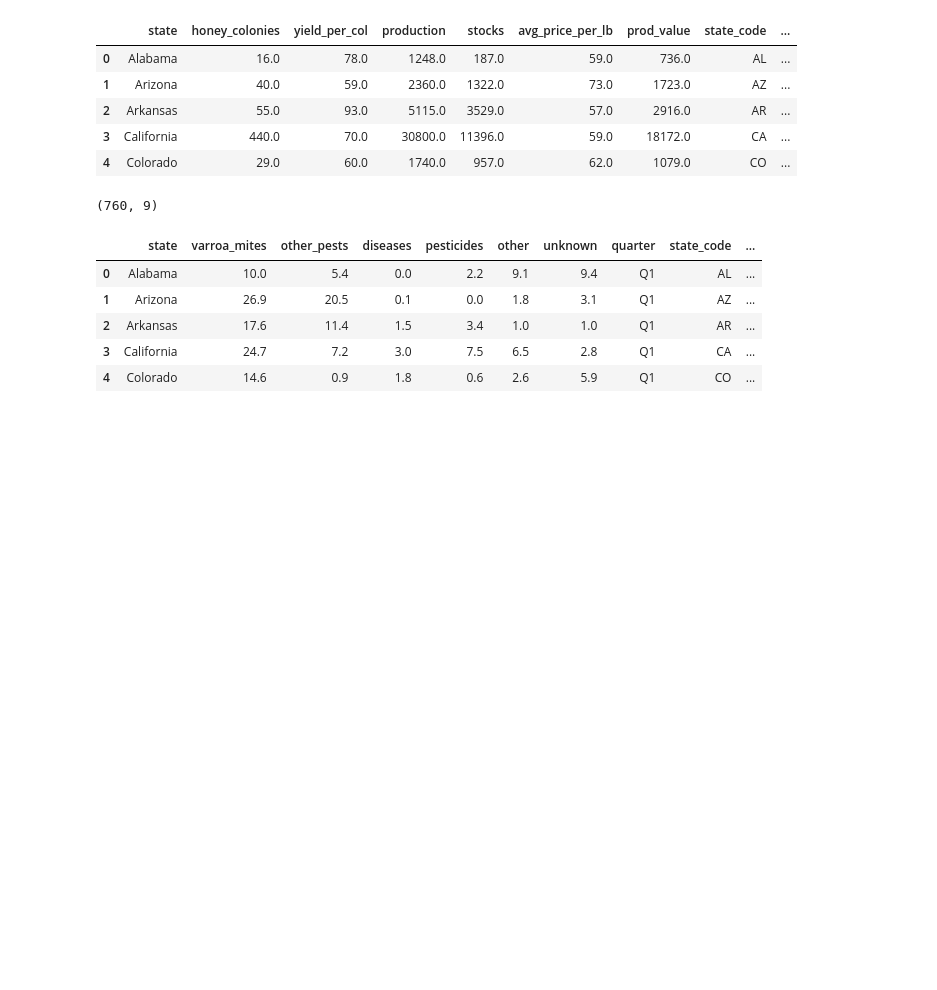
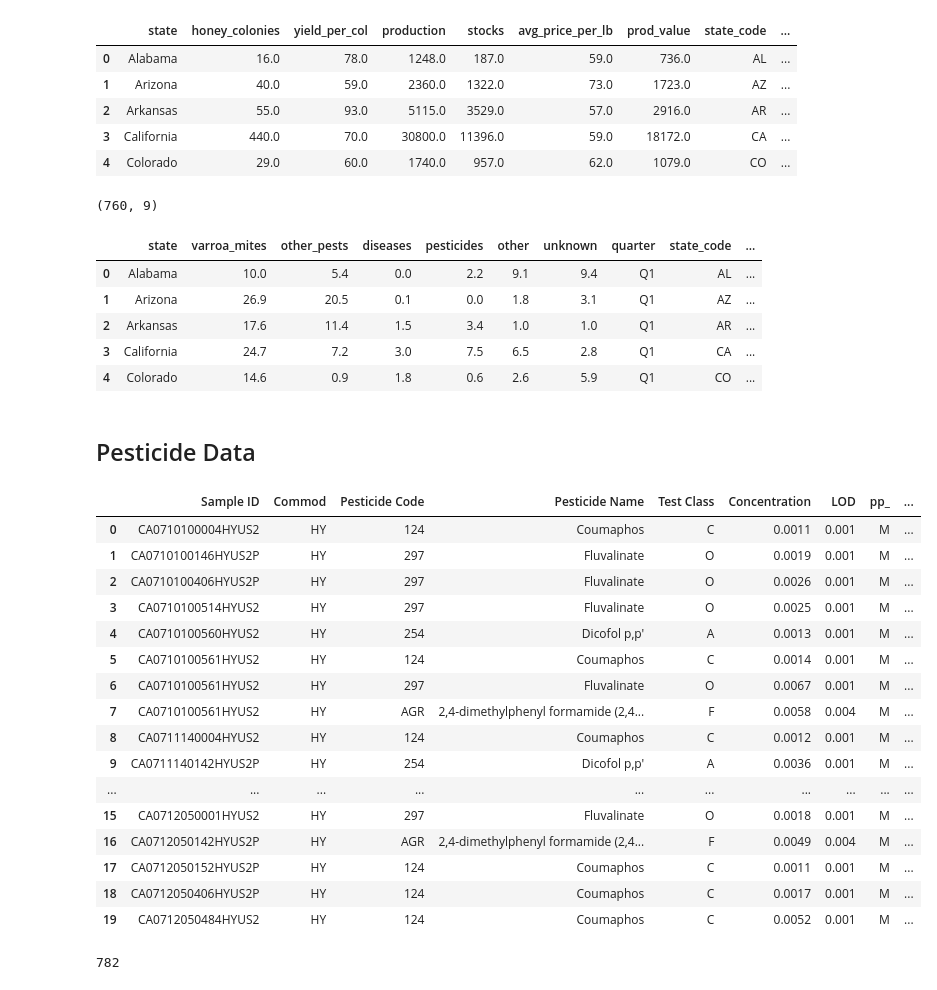
Before and after one commit to edalrami/viz-storytelling, a Jupyter notebook: clean_colony_data.ipynb, the cells around one changed output. Saved outputs shown, nothing was run; the diff lists cells and outputs as text; code cells hidden in the pictures; blank space fills up the shorter version.

```diff
--- a/clean_colony_data.ipynb
+++ b/clean_colony_data.ipynb
@@ -889,3 +889,26 @@ d.head()
 | 2 | Arkansas | 17.6 | 11.4 | 1.5 | 3.4 | 1.0 | 1.0 | Q1 | AR | ... |
 | 3 | California | 24.7 | 7.2 | 3.0 | 7.5 | 6.5 | 2.8 | Q1 | CA | ... |
 | 4 | Colorado | 14.6 | 0.9 | 1.8 | 0.6 | 2.6 | 5.9 | Q1 | CO | ... |
+# %% [markdown]
+## Pesticide Data
+# %%
+pesticide = pd.read_csv("pesticide_data.csv")
+pesticide.head(20)
+# %% [output]
+|  | Sample ID | Commod | Pesticide Code | Pesticide Name | Test Class | Concentration | LOD | pp_ | ... |
+| 0 | CA0710100004HYUS2 | HY | 124 | Coumaphos | C | 0.0011 | 0.001 | M | ... |
+| 1 | CA0710100146HYUS2P | HY | 297 | Fluvalinate | O | 0.0019 | 0.001 | M | ... |
+| 2 | CA0710100406HYUS2P | HY | 297 | Fluvalinate | O | 0.0026 | 0.001 | M | ... |
+| 3 | CA0710100514HYUS2 | HY | 297 | Fluvalinate | O | 0.0025 | 0.001 | M | ... |
+| 4 | CA0710100560HYUS2 | HY | 254 | Dicofol p,p' | A | 0.0013 | 0.001 | M | ... |
+| 5 | CA0710100561HYUS2 | HY | 124 | Coumaphos | C | 0.0014 | 0.001 | M | ... |
+| 6 | CA0710100561HYUS2 | HY | 297 | Fluvalinate | O | 0.0067 | 0.001 | M | ... |
+| 7 | CA0710100561HYUS2 | HY | AGR | 2,4-dimethylphenyl formamide (2,4... | F | 0.0058 | 0.004 | M | ... |
+| 8 | CA0711140004HYUS2 | HY | 124 | Coumaphos | C | 0.0012 | 0.001 | M | ... |
+| 9 | CA0711140142HYUS2P | HY | 254 | Dicofol p,p' | A | 0.0036 | 0.001 | M | ... |
+| ... | ... | ... | ... | ... | ... | ... | ... | ... | ... |
+| 15 | CA0712050001HYUS2 | HY | 297 | Fluvalinate | O | 0.0018 | 0.001 | M | ... |
+| 16 | CA0712050142HYUS2P | HY | AGR | 2,4-dimethylphenyl formamide (2,4... | F | 0.0049 | 0.004 | M | ... |
+| 17 | CA0712050152HYUS2P | HY | 124 | Coumaphos | C | 0.0011 | 0.001 | M | ... |
+| 18 | CA0712050406HYUS2P | HY | 124 | Coumaphos | C | 0.0017 | 0.001 | M | ... |
+| 19 | CA0712050484HYUS2 | HY | 124 | Coumaphos | C | 0.0052 | 0.001 | M | ... |
@@ -891,0 +917,4 @@ d.head()
+# %%
+len(wow)
+# %% [output]
+782
```
Also changed, not shown: parts of 2 cells of this notebook, 2 other files.
